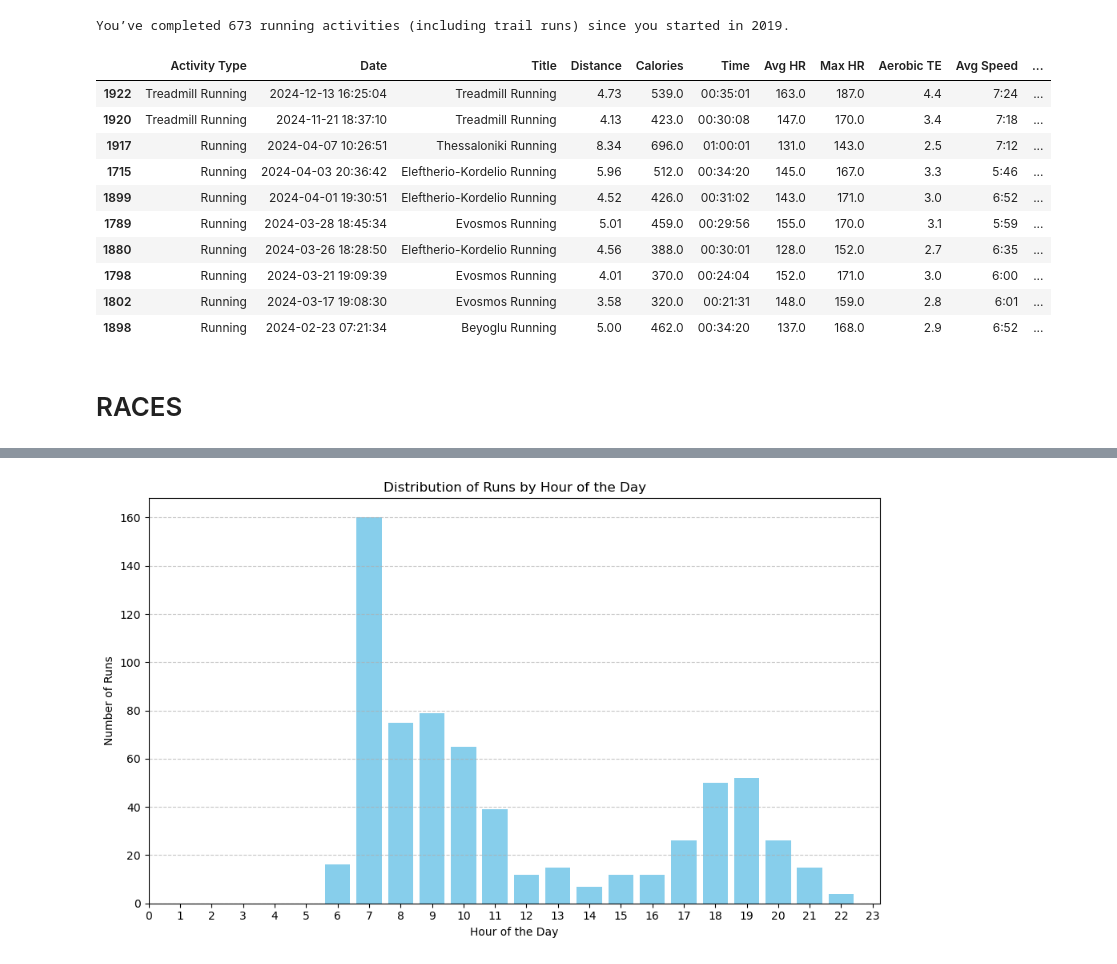
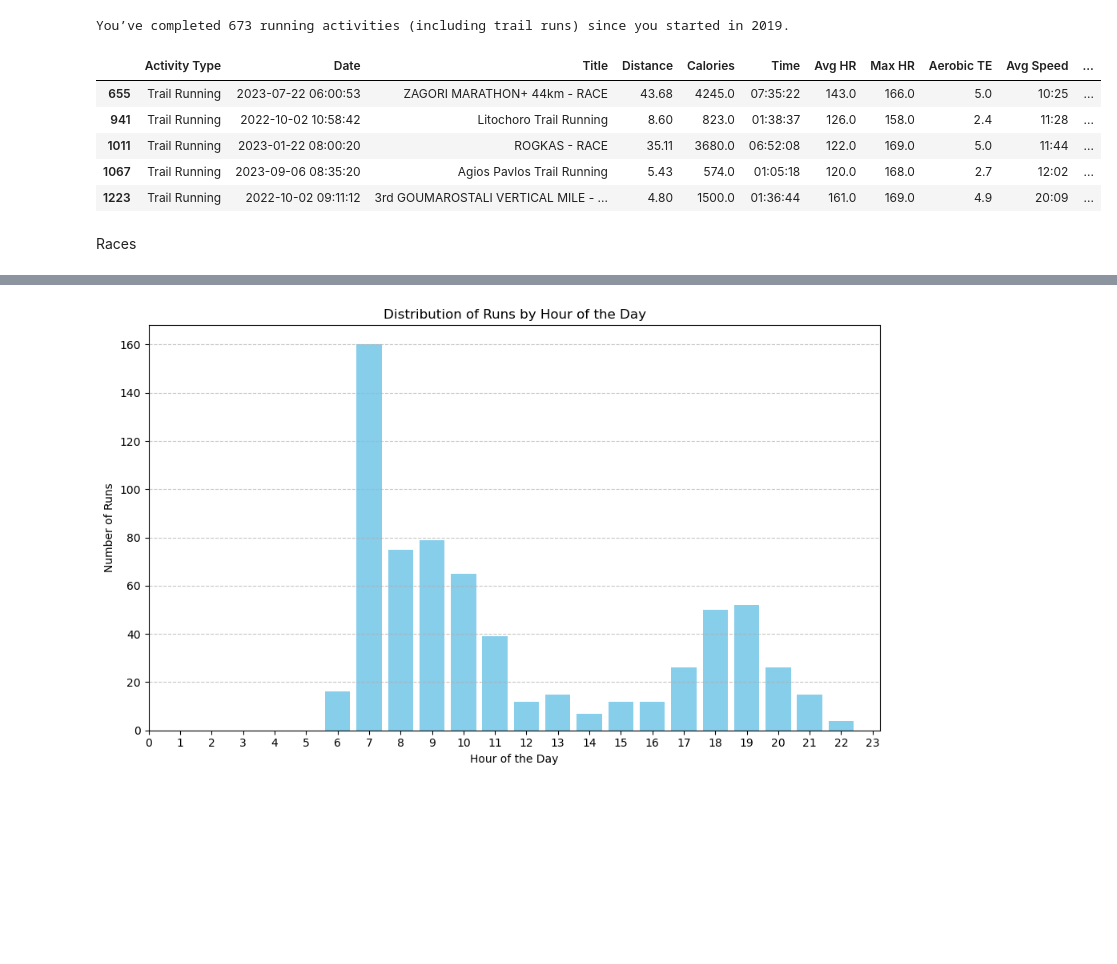
Before and after one commit to kostaskes/my-garmin-runs, a Jupyter notebook: Fitness_Analysis.ipynb, the cells around one changed output, grey strips where cells are left out. Cells and saved outputs as stored; diff of their text form; code cells hidden in the pictures; blank space fills up the shorter version.

```diff
--- a/Fitness_Analysis.ipynb
+++ b/Fitness_Analysis.ipynb
@@ -135,21 +150,16 @@ print(f"You’ve completed {total_runs} running activities (including trail runs
 # %% [output]
 You’ve completed 673 running activities (including trail runs) since you started in 2019.
 # %%
-running_activities.head(10)
+running_activities.head()
 # %% [output]
 |  | Activity Type | Date | Title | Distance | Calories | Time | Avg HR | Max HR | Aerobic TE | Avg Speed | ... |
-| 1922 | Treadmill Running | 2024-12-13 16:25:04 | Treadmill Running | 4.73 | 539.0 | 00:35:01 | 163.0 | 187.0 | 4.4 | 7:24 | ... |
-| 1920 | Treadmill Running | 2024-11-21 18:37:10 | Treadmill Running | 4.13 | 423.0 | 00:30:08 | 147.0 | 170.0 | 3.4 | 7:18 | ... |
-| 1917 | Running | 2024-04-07 10:26:51 | Thessaloniki Running | 8.34 | 696.0 | 01:00:01 | 131.0 | 143.0 | 2.5 | 7:12 | ... |
-| 1715 | Running | 2024-04-03 20:36:42 | Eleftherio-Kordelio Running | 5.96 | 512.0 | 00:34:20 | 145.0 | 167.0 | 3.3 | 5:46 | ... |
-| 1899 | Running | 2024-04-01 19:30:51 | Eleftherio-Kordelio Running | 4.52 | 426.0 | 00:31:02 | 143.0 | 171.0 | 3.0 | 6:52 | ... |
-| 1789 | Running | 2024-03-28 18:45:34 | Evosmos Running | 5.01 | 459.0 | 00:29:56 | 155.0 | 170.0 | 3.1 | 5:59 | ... |
-| 1880 | Running | 2024-03-26 18:28:50 | Eleftherio-Kordelio Running | 4.56 | 388.0 | 00:30:01 | 128.0 | 152.0 | 2.7 | 6:35 | ... |
-| 1798 | Running | 2024-03-21 19:09:39 | Evosmos Running | 4.01 | 370.0 | 00:24:04 | 152.0 | 171.0 | 3.0 | 6:00 | ... |
-| 1802 | Running | 2024-03-17 19:08:30 | Evosmos Running | 3.58 | 320.0 | 00:21:31 | 148.0 | 159.0 | 2.8 | 6:01 | ... |
-| 1898 | Running | 2024-02-23 07:21:34 | Beyoglu Running | 5.00 | 462.0 | 00:34:20 | 137.0 | 168.0 | 2.9 | 6:52 | ... |
+| 655 | Trail Running | 2023-07-22 06:00:53 | ZAGORI MARATHON+ 44km - RACE | 43.68 | 4245.0 | 07:35:22 | 143.0 | 166.0 | 5.0 | 10:25 | ... |
+| 941 | Trail Running | 2022-10-02 10:58:42 | Litochoro Trail Running | 8.60 | 823.0 | 01:38:37 | 126.0 | 158.0 | 2.4 | 11:28 | ... |
+| 1011 | Trail Running | 2023-01-22 08:00:20 | ROGKAS - RACE | 35.11 | 3680.0 | 06:52:08 | 122.0 | 169.0 | 5.0 | 11:44 | ... |
+| 1067 | Trail Running | 2023-09-06 08:35:20 | Agios Pavlos Trail Running | 5.43 | 574.0 | 01:05:18 | 120.0 | 168.0 | 2.7 | 12:02 | ... |
+| 1223 | Trail Running | 2022-10-02 09:11:12 | 3rd GOUMAROSTALI VERTICAL MILE - ... | 4.80 | 1500.0 | 01:36:44 | 161.0 | 169.0 | 4.9 | 20:09 | ... |
-# %% [markdown]
-# RACES
+# %% [markdown]
+Races
 # %%
 # filter rows where 'Title' contains the word 'race'
 race_activities = df[df['Title'].str.contains('race', case=False, na=False)]
```
Also changed, not shown: parts of 12 cells of this notebook.
